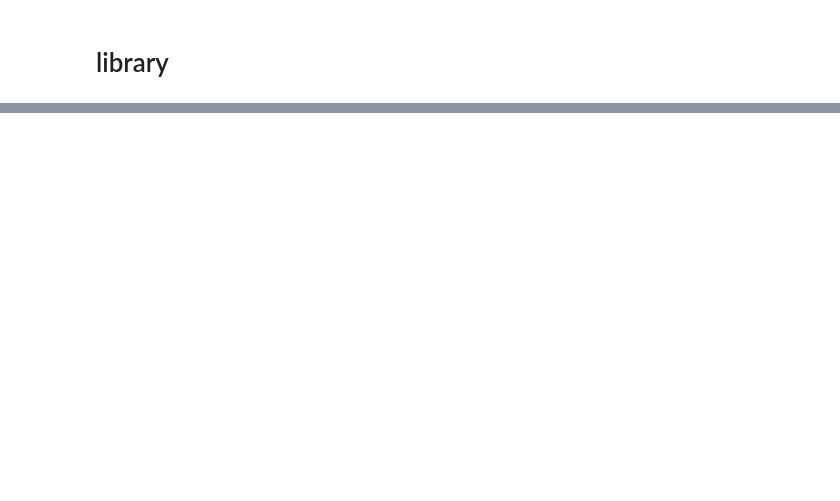
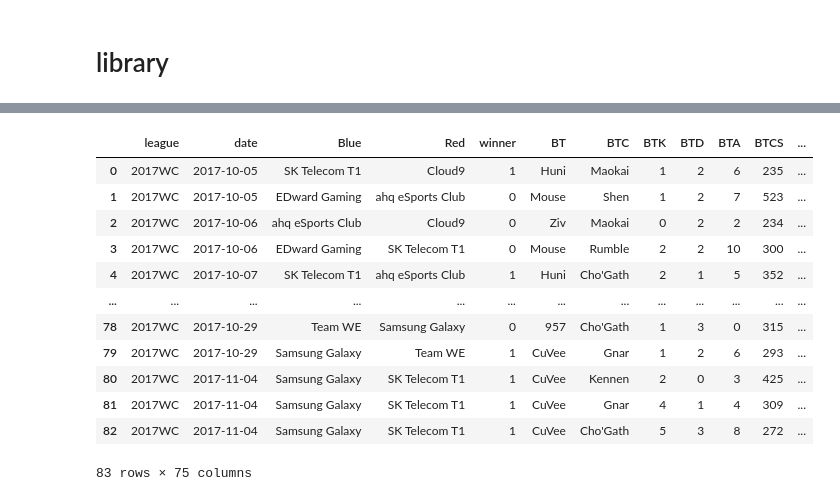
Before and after one commit to snaiws/Project-2, a Jupyter notebook: Project2.ipynb, the cells around one changed output, grey strips where cells are left out. Cells and saved outputs as stored; diff of their text form; code cells hidden in the pictures; blank space fills up the shorter version.

```diff
--- a/Project2.ipynb
+++ b/Project2.ipynb
@@ -493,0 +530,17 @@ import pandas as pd
+# %%
+#@title 크롤링 결과 예시 { form-width: "20%" }
+df1
+# %% [output]
+|  | league | date | Blue | Red | winner | BT | BTC | BTK | BTD | BTA | BTCS | ... |
+| 0 | 2017WC | 2017-10-05 | SK Telecom T1 | Cloud9 | 1 | Huni | Maokai | 1 | 2 | 6 | 235 | ... |
+| 1 | 2017WC | 2017-10-05 | EDward Gaming | ahq eSports Club | 0 | Mouse | Shen | 1 | 2 | 7 | 523 | ... |
+| 2 | 2017WC | 2017-10-06 | ahq eSports Club | Cloud9 | 0 | Ziv | Maokai | 0 | 2 | 2 | 234 | ... |
+| 3 | 2017WC | 2017-10-06 | EDward Gaming | SK Telecom T1 | 0 | Mouse | Rumble | 2 | 2 | 10 | 300 | ... |
+| 4 | 2017WC | 2017-10-07 | SK Telecom T1 | ahq eSports Club | 1 | Huni | Cho'Gath | 2 | 1 | 5 | 352 | ... |
+| ... | ... | ... | ... | ... | ... | ... | ... | ... | ... | ... | ... | ... |
+| 78 | 2017WC | 2017-10-29 | Team WE | Samsung Galaxy | 0 | 957 | Cho'Gath | 1 | 3 | 0 | 315 | ... |
+| 79 | 2017WC | 2017-10-29 | Samsung Galaxy | Team WE | 1 | CuVee | Gnar | 1 | 2 | 6 | 293 | ... |
+| 80 | 2017WC | 2017-11-04 | Samsung Galaxy | SK Telecom T1 | 1 | CuVee | Kennen | 2 | 0 | 3 | 425 | ... |
+| 81 | 2017WC | 2017-11-04 | Samsung Galaxy | SK Telecom T1 | 1 | CuVee | Gnar | 4 | 1 | 4 | 309 | ... |
+| 82 | 2017WC | 2017-11-04 | Samsung Galaxy | SK Telecom T1 | 1 | CuVee | Cho'Gath | 5 | 3 | 8 | 272 | ... |
+83 rows × 75 columns
```
Also changed, not shown: parts of 29 cells of this notebook.
